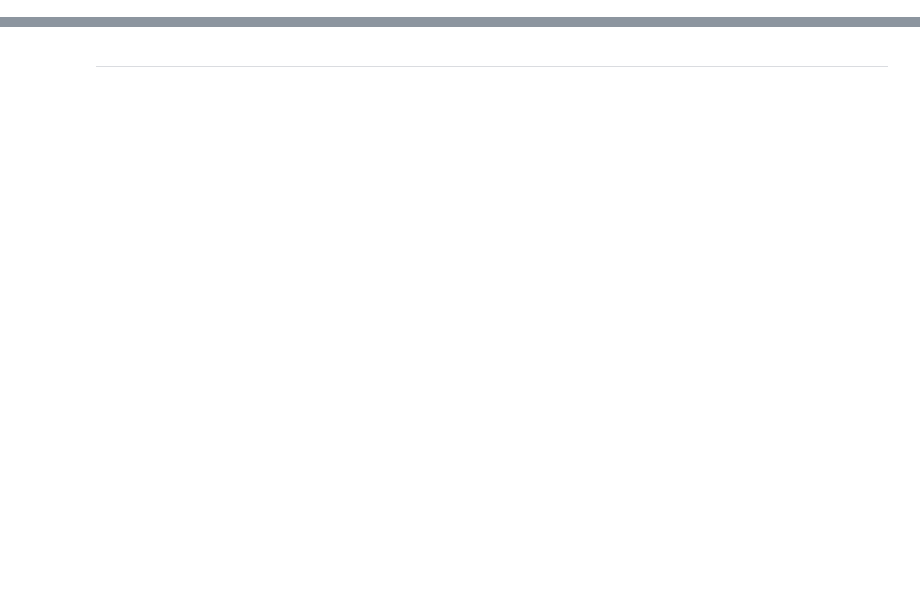
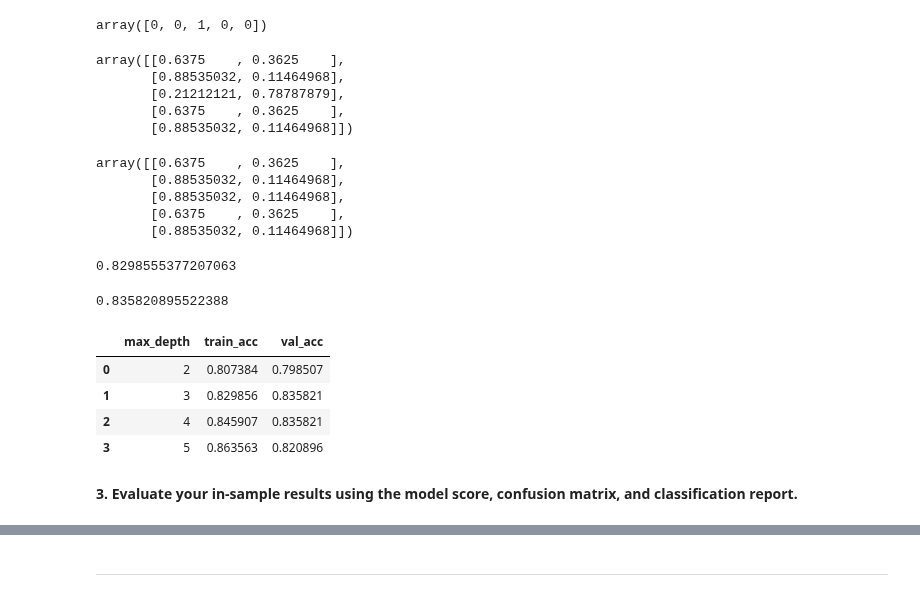
Before and after one commit to Marc-Aradillas/Classification_exercises.ipynb, a Jupyter notebook: decision_tree.ipynb, the cells around one changed output, grey strips where cells are left out. Saved outputs shown, nothing was run; the diff lists cells and outputs as text; code cells hidden in the pictures; blank space fills up the shorter version.

```diff
--- a/decision_tree.ipynb
+++ b/decision_tree.ipynb
@@ -16,0 +67,6 @@
+# %%
+X_train = train.drop(columns='survived')
+y_train = train.survived
+
+X_val = val.drop(columns='survived')
+y_val = val.survived
@@ -16,0 +100,8 @@
+# %%
+seed = 42
+
+clf = DecisionTreeClassifier(max_depth=3, random_state=seed)
+
+clf = clf.fit(X_train, y_train)
+
+clf
@@ -16,0 +123,62 @@
+# %%
+# make prediction on train obeservations
+y_pred = clf.predict(X_train)
+y_pred[:5]
+# %% [output]
+array([0, 0, 1, 0, 0])
+# %%
+y_pred_proba = clf.predict_proba(X_train)
+y_pred_proba[:5]
+# %% [output]
+array([[0.6375    , 0.3625    ],
+       [0.88535032, 0.11464968],
+       [0.21212121, 0.78787879],
+       [0.6375    , 0.3625    ],
+       [0.88535032, 0.11464968]])
+# %%
+y_pred_proba = clf.predict_proba(X_val)
+y_pred_proba[:5]
+# %% [output]
+array([[0.6375    , 0.3625    ],
+       [0.88535032, 0.11464968],
+       [0.88535032, 0.11464968],
+       [0.6375    , 0.3625    ],
+       [0.88535032, 0.11464968]])
+# %%
+clf.score(X_train, y_train)
+# %% [output]
+0.8298555377207063
+# %%
+clf.score(X_val, y_val)
+# %% [output]
+0.835820895522388
+# %%
+seed = 42
+train_acc = []
+val_acc = []
+depth = []
+
+for i in range(2, 6):
+
+    clf = DecisionTreeClassifier(max_depth=i, random_state = seed)
+
+    clf.fit(X_train, y_train)
+
+    depth.append(i)
+
+    train_acc.append(clf.score(X_train, y_train))
+
+    val_acc.append(clf.score(X_val, y_val))
+# %%
+tree = pd.DataFrame({'max_depth' : depth,
+                      'train_acc' : train_acc,
+                      'val_acc' : val_acc})
+tree
+# %% [output]
+|  | max_depth | train_acc | val_acc |
+| 0 | 2 | 0.807384 | 0.798507 |
+| 1 | 3 | 0.829856 | 0.835821 |
+| 2 | 4 | 0.845907 | 0.835821 |
+| 3 | 5 | 0.863563 | 0.820896 |
+# %% [markdown]
+**3. Evaluate your in-sample results using the model score, confusion matrix, and classification report.**
```
Also changed, not shown: parts of 62 cells of this notebook, 2 other files.
